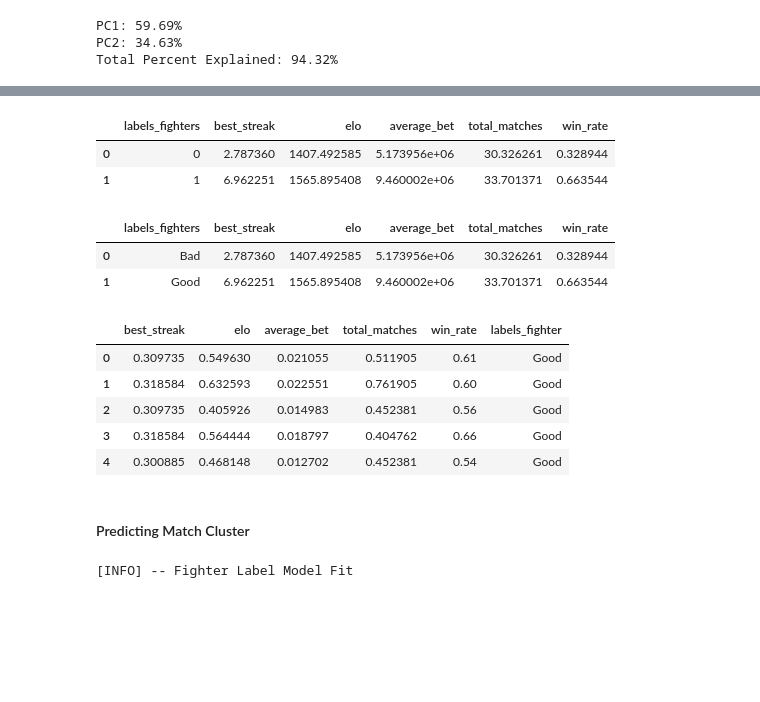
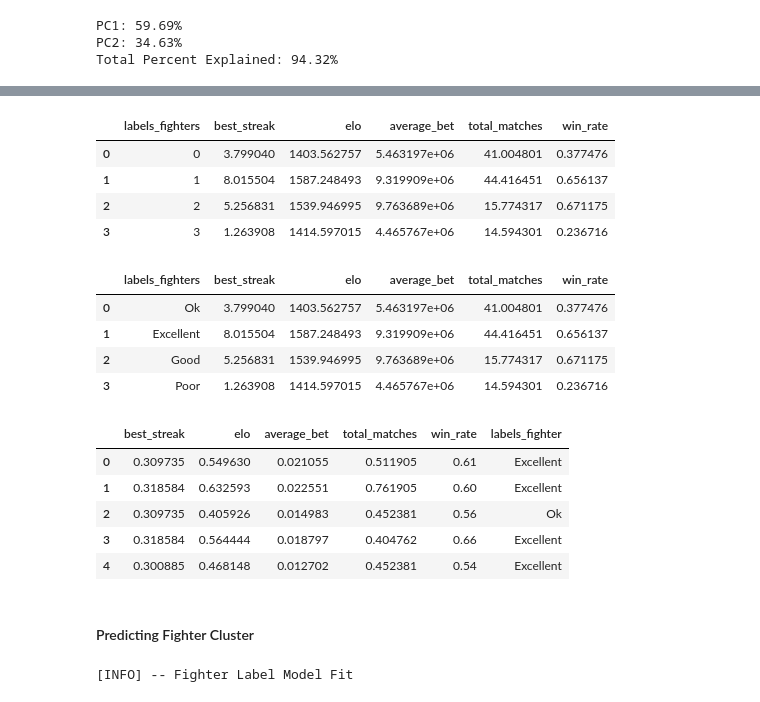
Before and after one commit to samswain2/SaltyBetter, a Jupyter notebook: saltybet -- modeling.ipynb, the cells around one changed output, grey strips where cells are left out. Cells and saved outputs as stored; diff of their text form; code cells hidden in the pictures; blank space fills up the shorter version.

```diff
--- a/saltybet -- modeling.ipynb
+++ b/saltybet -- modeling.ipynb
@@ -139,7 +139,6 @@ df_all = pd.get_dummies(df_all, columns=cols_to_encode)
 #### Copy df_all for Fighter Clustering
 # %%
 df_all_fighter_clustering = df_all.copy()
-df_all.drop(columns=['id', 'id_other'], inplace=True)
 # %% [markdown]
 #### Test train validation split data
 # %%
@@ -149,6 +148,14 @@ df_train, df_test = train_test_split(df_all, test_size=test_train_split_percenta
 df_train, df_val = train_test_split(df_train, test_size=train_validation_split_percentage,
                                     random_state=notebook_seed)
 
+# Save fighter id's
+df_train_ids = df_train[['id', 'id_other']]
+df_val_ids = df_val[['id', 'id_other']]
+df_test_ids = df_test[['id', 'id_other']]
+df_train.drop(columns=['id', 'id_other'], inplace=True)
+df_val.drop(columns=['id', 'id_other'], inplace=True)
+df_test.drop(columns=['id', 'id_other'], inplace=True)
+
 # Get clustering dataframes
 df_train_match_clustering_analysis = df_train.copy()
 df_val_match_clustering_analysis = df_val.copy()
@@ -170,9 +177,9 @@ scaler = MinMaxScaler()
 scaler.fit(df_train)
 
 # transform the data
-df_train = pd.DataFrame(scaler.transform(df_train), columns=df_all.columns)
-df_val = pd.DataFrame(scaler.transform(df_val), columns=df_all.columns)
-df_test = pd.DataFrame(scaler.transform(df_test), columns=df_all.columns)
+df_train = pd.DataFrame(scaler.transform(df_train), columns=df_train.columns)
+df_val = pd.DataFrame(scaler.transform(df_val), columns=df_val.columns)
+df_test = pd.DataFrame(scaler.transform(df_test), columns=df_test.columns)
 
 # extract y test train validation sets
 y_train = df_train.winner_binary
@@ -583,7 +590,7 @@ plt.show()
 [figure]
 # %%
 # Initialize the KMeans model with n_clusters=3
-kmeans_fighters_model = KMeans(n_clusters=2, random_state=notebook_seed)
+kmeans_fighters_model = KMeans(n_clusters=4, random_state=notebook_seed)
 
 # Fit the model to the data
 kmeans_fighters_model.fit(df_all_fighters)
@@ -638,17 +650,32 @@ cluster_statistics_fighters = df_all_fighters_cluster_analysis.drop(columns=['id
 cluster_statistics_fighters
 # %% [output]
 |  | labels_fighters | best_streak | elo | average_bet | total_matches | win_rate |
-| 0 | 0 | 2.787360 | 1407.492585 | 5.173956e+06 | 30.326261 | 0.328944 |
-| 1 | 1 | 6.962251 | 1565.895408 | 9.460002e+06 | 33.701371 | 0.663544 |
+| 0 | 0 | 3.799040 | 1403.562757 | 5.463197e+06 | 41.004801 | 0.377476 |
+| 1 | 1 | 8.015504 | 1587.248493 | 9.319909e+06 | 44.416451 | 0.656137 |
+| 2 | 2 | 5.256831 | 1539.946995 | 9.763689e+06 | 15.774317 | 0.671175 |
+| 3 | 3 | 1.263908 | 1414.597015 | 4.465767e+06 | 14.594301 | 0.236716 |
 # %%
 # Assign meaningfull labels
-cluster_names_fighters = {0: 'Bad', 1: 'Good'}
+cluster_names_fighters = { # Two fighter clusters
+    0: 'Bad',
+    1: 'Good'
+}
+
+cluster_names_fighters = { # Four fighter clusters
+    0: 'Ok',
+    1: 'Excellent',
+    2: 'Good',
+    3: 'Poor'
+}
+
 cluster_statistics_fighters['labels_fighters'] = cluster_statistics_fighters['labels_fighters'].replace(cluster_names_fighters)
 cluster_statistics_fighters
 # %% [output]
 |  | labels_fighters | best_streak | elo | average_bet | total_matches | win_rate |
-| 0 | Bad | 2.787360 | 1407.492585 | 5.173956e+06 | 30.326261 | 0.328944 |
-| 1 | Good | 6.962251 | 1565.895408 | 9.460002e+06 | 33.701371 | 0.663544 |
+| 0 | Ok | 3.799040 | 1403.562757 | 5.463197e+06 | 41.004801 | 0.377476 |
+| 1 | Excellent | 8.015504 | 1587.248493 | 9.319909e+06 | 44.416451 | 0.656137 |
+| 2 | Good | 5.256831 | 1539.946995 | 9.763689e+06 | 15.774317 | 0.671175 |
+| 3 | Poor | 1.263908 | 1414.597015 | 4.465767e+06 | 14.594301 | 0.236716 |
 # %%
 # Save labels in dataframe
 df_all_fighters['labels_fighter'] = labels_fighters
@@ -656,13 +683,13 @@ df_all_fighters['labels_fighter'] = df_all_fighters['labels_fighter'].replace(cl
 df_all_fighters.head()
 # %% [output]
 |  | best_streak | elo | average_bet | total_matches | win_rate | labels_fighter |
-| 0 | 0.309735 | 0.549630 | 0.021055 | 0.511905 | 0.61 | Good |
-| 1 | 0.318584 | 0.632593 | 0.022551 | 0.761905 | 0.60 | Good |
-| 2 | 0.309735 | 0.405926 | 0.014983 | 0.452381 | 0.56 | Good |
-| 3 | 0.318584 | 0.564444 | 0.018797 | 0.404762 | 0.66 | Good |
-| 4 | 0.300885 | 0.468148 | 0.012702 | 0.452381 | 0.54 | Good |
+| 0 | 0.309735 | 0.549630 | 0.021055 | 0.511905 | 0.61 | Excellent |
+| 1 | 0.318584 | 0.632593 | 0.022551 | 0.761905 | 0.60 | Excellent |
+| 2 | 0.309735 | 0.405926 | 0.014983 | 0.452381 | 0.56 | Ok |
+| 3 | 0.318584 | 0.564444 | 0.018797 | 0.404762 | 0.66 | Excellent |
+| 4 | 0.300885 | 0.468148 | 0.012702 | 0.452381 | 0.54 | Excellent |
 # %% [markdown]
-#### Predicting Match Cluster
+#### Predicting Fighter Cluster
 # %%
 # Split data into training and test sets
 fighter_label_X_train, fighter_label_X_test, fighter_label_y_train, fighter_label_y_test = train_test_split(df_all_fighters.drop('labels_fighter', axis=1), df_all_fighters['labels_fighter'],
```
Also changed, not shown: parts of 14 cells of this notebook.
